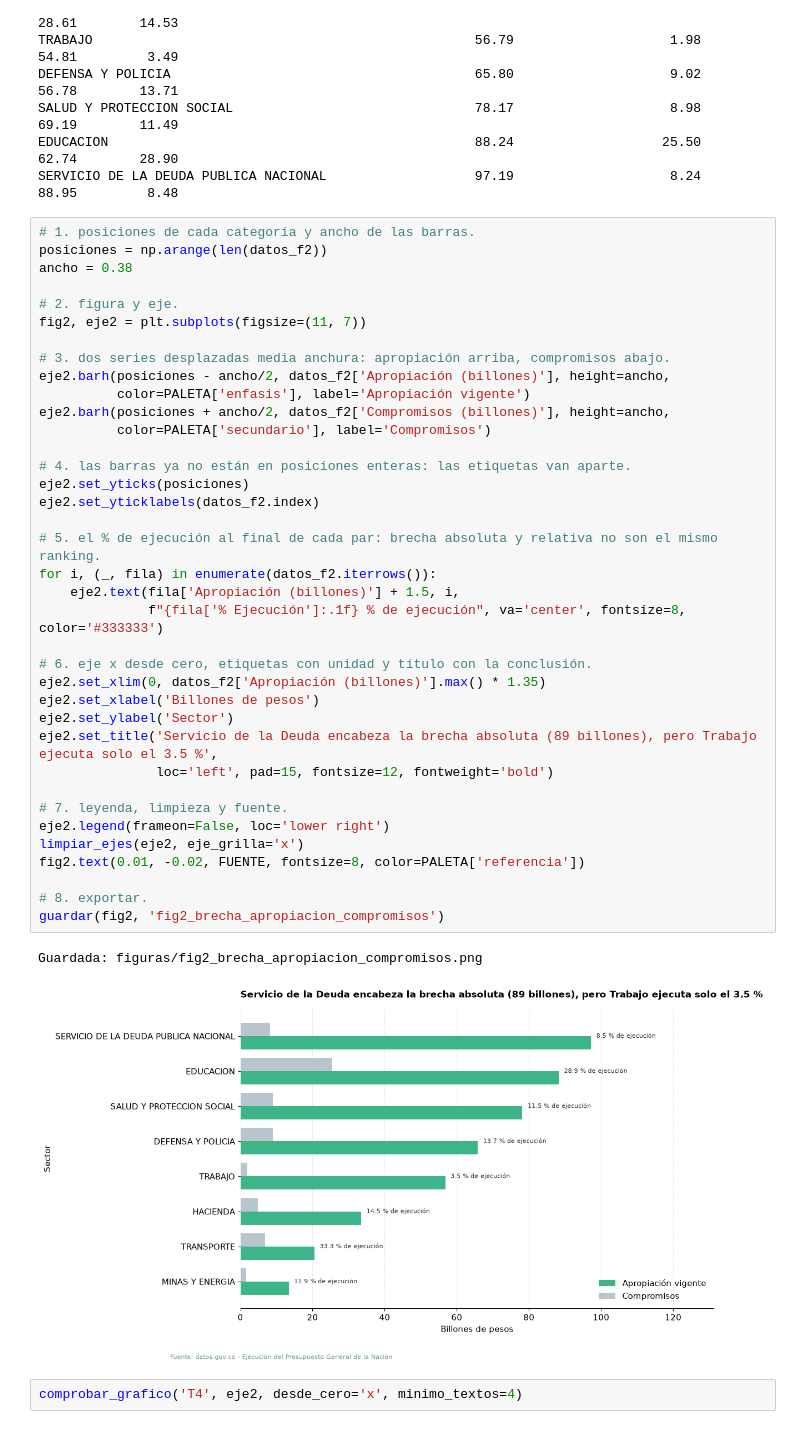
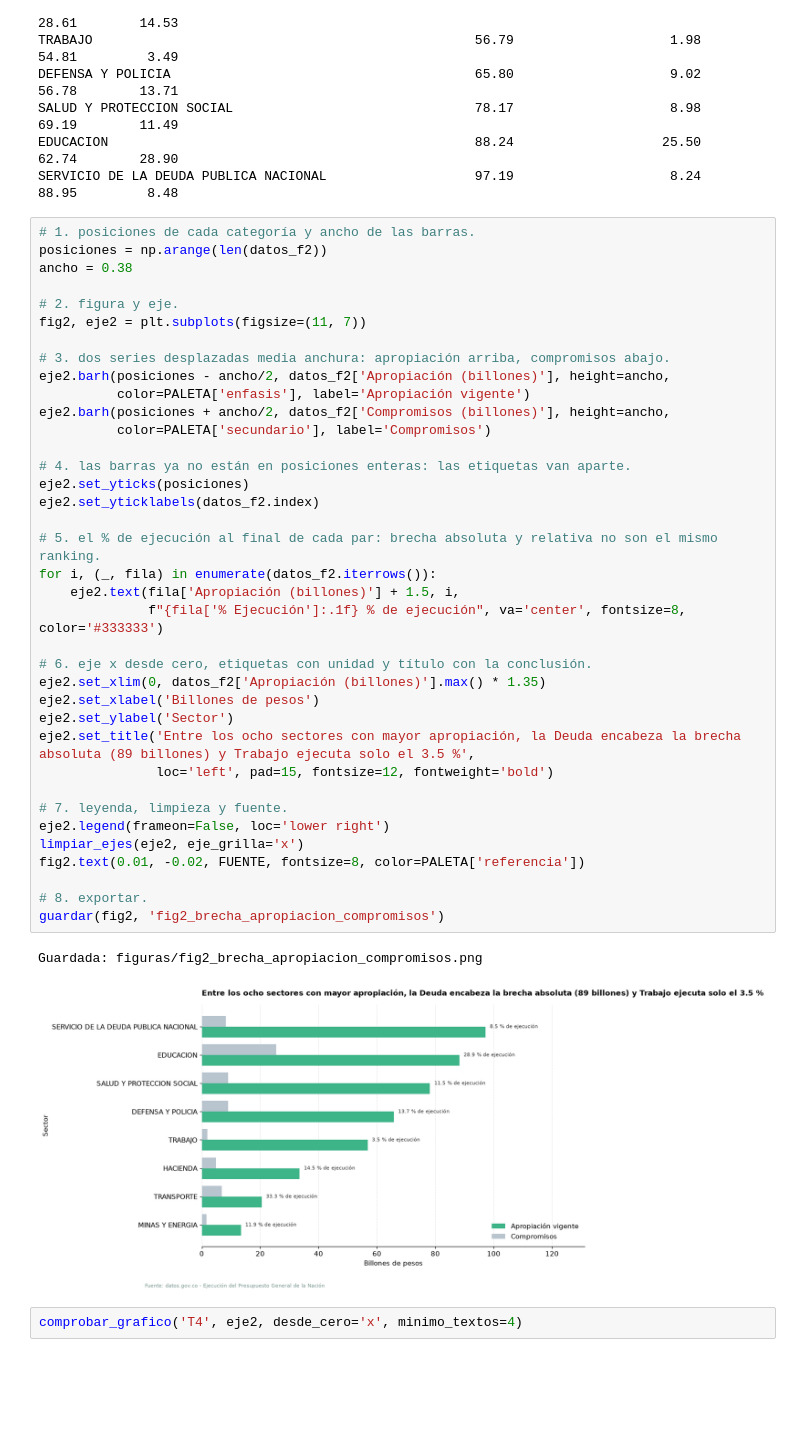
Before and after one commit to Breinersmartinez/Data-analysis, a Jupyter notebook: analitica-datos-estudiantes/clase08/reto_mio.ipynb, the cells around one changed output. Saved outputs shown, nothing was run; the diff lists cells and outputs as text; blank space fills up the shorter version.

```diff
--- a/analitica-datos-estudiantes/clase08/reto_mio.ipynb
+++ b/analitica-datos-estudiantes/clase08/reto_mio.ipynb
@@ -775,35 +775,35 @@ fig2, eje2 = plt.subplots(figsize=(11, 7))
 # 3. dos series desplazadas media anchura: apropiación arriba, compromisos abajo.
 eje2.barh(posiciones - ancho/2, datos_f2['Apropiación (billones)'], height=ancho,
           color=PALETA['enfasis'], label='Apropiación vigente')
 eje2.barh(posiciones + ancho/2, datos_f2['Compromisos (billones)'], height=ancho,
           color=PALETA['secundario'], label='Compromisos')
 
 # 4. las barras ya no están en posiciones enteras: las etiquetas van aparte.
 eje2.set_yticks(posiciones)
 eje2.set_yticklabels(datos_f2.index)
 
 # 5. el % de ejecución al final de cada par: brecha absoluta y relativa no son el mismo ranking.
 for i, (_, fila) in enumerate(datos_f2.iterrows()):
     eje2.text(fila['Apropiación (billones)'] + 1.5, i,
               f"{fila['% Ejecución']:.1f} % de ejecución", va='center', fontsize=8, color='#333333')
 
 # 6. eje x desde cero, etiquetas con unidad y título con la conclusión.
 eje2.set_xlim(0, datos_f2['Apropiación (billones)'].max() * 1.35)
 eje2.set_xlabel('Billones de pesos')
 eje2.set_ylabel('Sector')
-eje2.set_title('Servicio de la Deuda encabeza la brecha absoluta (89 billones), pero Trabajo ejecuta solo el 3.5 %',
+eje2.set_title('Entre los ocho sectores con mayor apropiación, la Deuda encabeza la brecha absoluta (89 billones) y Trabajo ejecuta solo el 3.5 %',
                loc='left', pad=15, fontsize=12, fontweight='bold')
 
 # 7. leyenda, limpieza y fuente.
 eje2.legend(frameon=False, loc='lower right')
 limpiar_ejes(eje2, eje_grilla='x')
 fig2.text(0.01, -0.02, FUENTE, fontsize=8, color=PALETA['referencia'])
 
 # 8. exportar.
 guardar(fig2, 'fig2_brecha_apropiacion_compromisos')
 # %% [output]
 Guardada: figuras/fig2_brecha_apropiacion_compromisos.png
-[figure, old version]
+[figure, new version]
 # %%
 comprobar_grafico('T4', eje2, desde_cero='x', minimo_textos=4)
 # %% [output]
```
Also changed, not shown: parts of 5 cells of this notebook, 4 other files.
